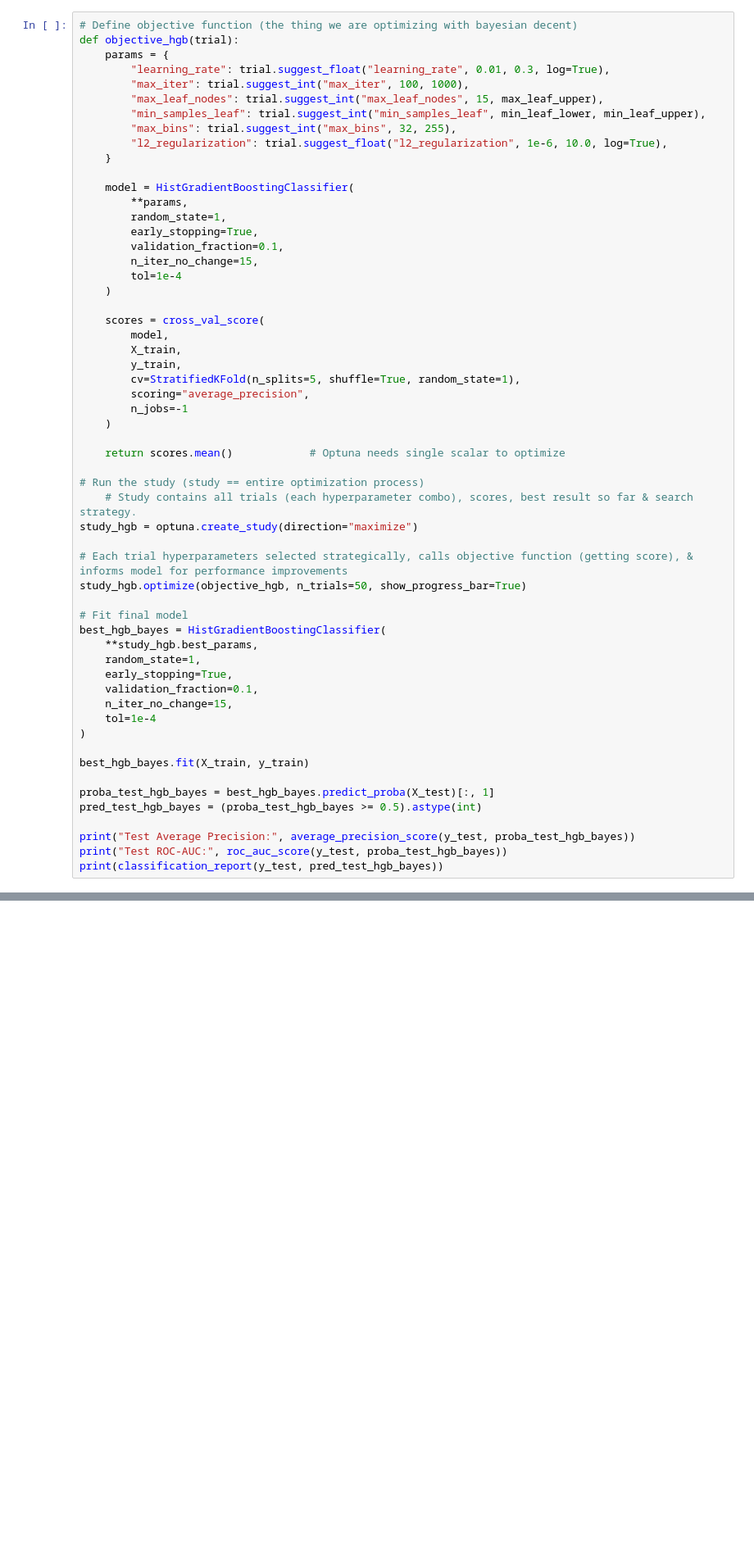
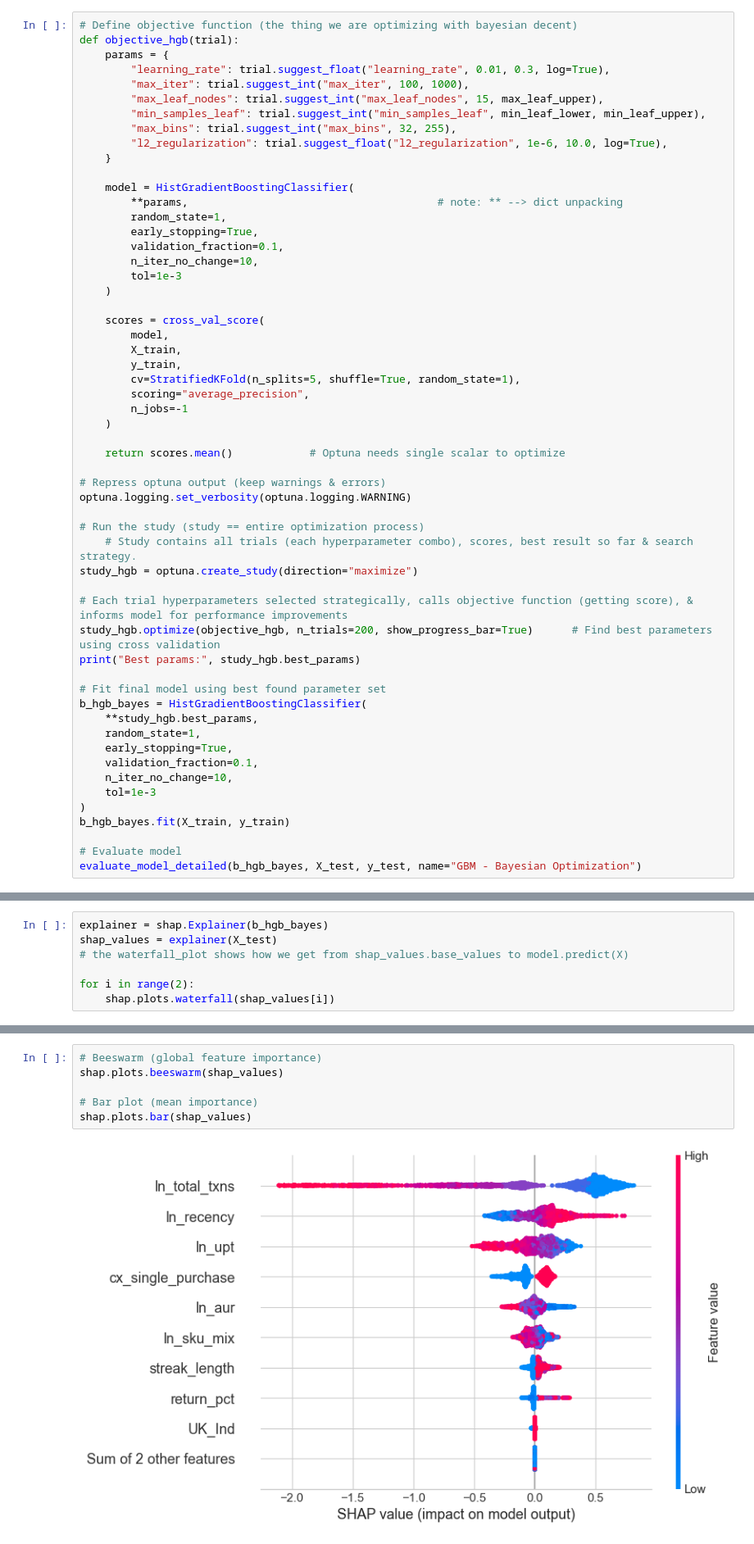
Before and after one commit to hunterphelan/Churn-Prediction, a Jupyter notebook: analysis_v1.5.ipynb, the cells around one changed output, grey strips where cells are left out. Shown at 82% size. Saved outputs shown, nothing was run; the diff lists cells and outputs as text; blank space fills up the shorter version.

```diff
--- a/analysis_v1.5.ipynb
+++ b/analysis_v1.5.ipynb
@@ -984,12 +929,12 @@ def objective_hgb(trial):
     }
 
     model = HistGradientBoostingClassifier(
-        **params,
+        **params,                                       # note: ** --> dict unpacking
         random_state=1,
         early_stopping=True,
         validation_fraction=0.1,
-        n_iter_no_change=15,
-        tol=1e-4
+        n_iter_no_change=10,
+        tol=1e-3
     )
 
     scores = cross_val_score(
@@ -1003,29 +948,28 @@ def objective_hgb(trial):
 
     return scores.mean()            # Optuna needs single scalar to optimize
 
+# Repress optuna output (keep warnings & errors)
+optuna.logging.set_verbosity(optuna.logging.WARNING)
+
 # Run the study (study == entire optimization process)
     # Study contains all trials (each hyperparameter combo), scores, best result so far & search strategy.
 study_hgb = optuna.create_study(direction="maximize")
 
 # Each trial hyperparameters selected strategically, calls objective function (getting score), & informs model for performance improvements
-study_hgb.optimize(objective_hgb, n_trials=50, show_progress_bar=True)
+study_hgb.optimize(objective_hgb, n_trials=200, show_progress_bar=True)      # Find best parameters using cross validation
+print("Best params:", study_hgb.best_params)
 
-# Fit final model
-best_hgb_bayes = HistGradientBoostingClassifier(
+# Fit final model using best found parameter set
+b_hgb_bayes = HistGradientBoostingClassifier(
     **study_hgb.best_params,
     random_state=1,
     early_stopping=True,
     validation_fraction=0.1,
-    n_iter_no_change=15,
-    tol=1e-4
+    n_iter_no_change=10,
+    tol=1e-3
 )
+b_hgb_bayes.fit(X_train, y_train)
 
-best_hgb_bayes.fit(X_train, y_train)
-
-proba_test_hgb_bayes = best_hgb_bayes.predict_proba(X_test)[:, 1]
-pred_test_hgb_bayes = (proba_test_hgb_bayes >= 0.5).astype(int)
-
-print("Test Average Precision:", average_precision_score(y_test, proba_test_hgb_bayes))
-print("Test ROC-AUC:", roc_auc_score(y_test, proba_test_hgb_bayes))
-print(classification_report(y_test, pred_test_hgb_bayes))
+# Evaluate model
+evaluate_model_detailed(b_hgb_bayes, X_test, y_test, name="GBM - Bayesian Optimization")
 # %% [output]
@@ -1099,0 +1110,7 @@ optuna.importance.get_param_importances(study_hgb)
+# %%
+explainer = shap.Explainer(b_hgb_bayes)
+shap_values = explainer(X_test)
+# the waterfall_plot shows how we get from shap_values.base_values to model.predict(X)
+
+for i in range(2):
+    shap.plots.waterfall(shap_values[i])
@@ -1099,0 +1120,8 @@ optuna.importance.get_param_importances(study_hgb)
+# %%
+# Beeswarm (global feature importance)
+shap.plots.beeswarm(shap_values)
+
+# Bar plot (mean importance)
+shap.plots.bar(shap_values)
+# %% [output]
+[figure, added]
```
Also changed, not shown: parts of 34 cells of this notebook.
